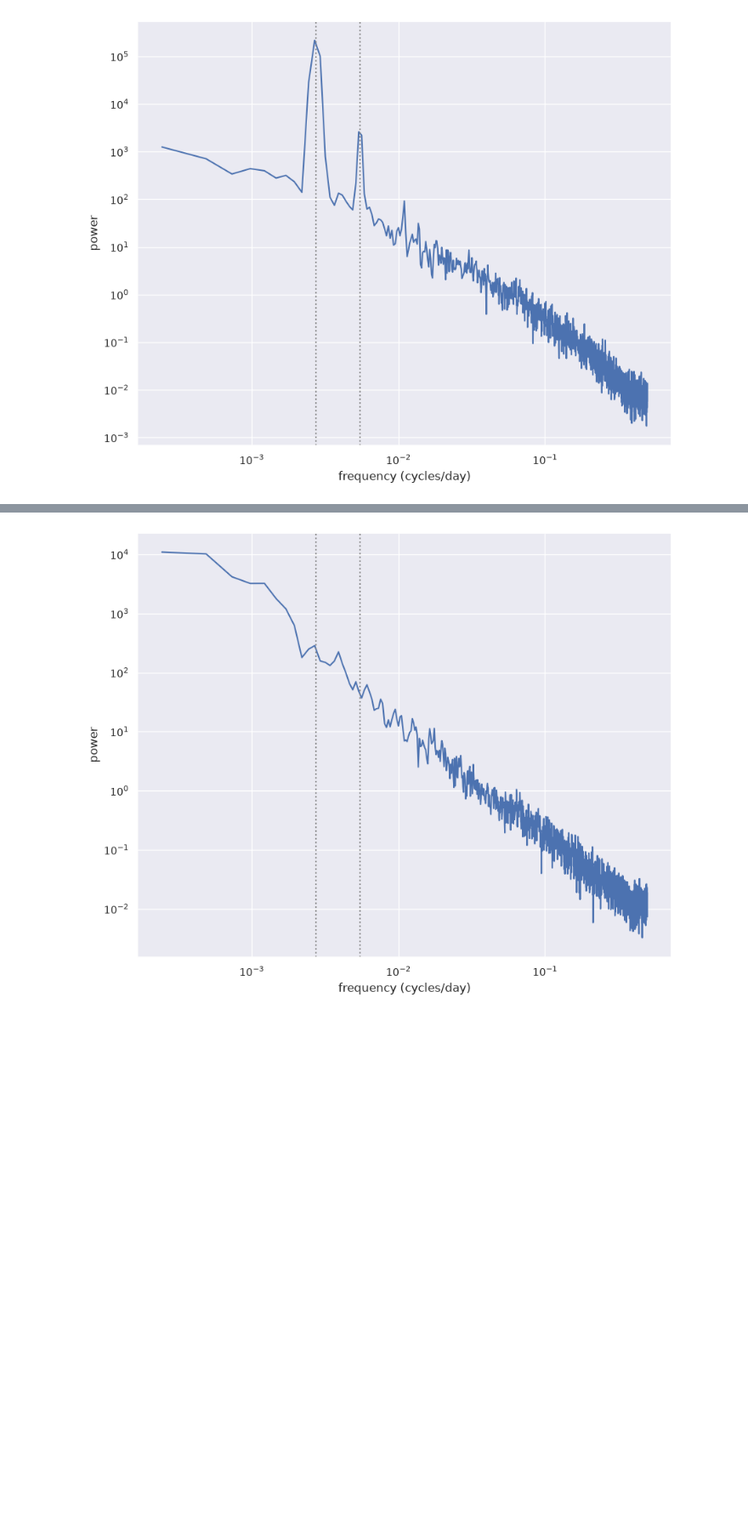
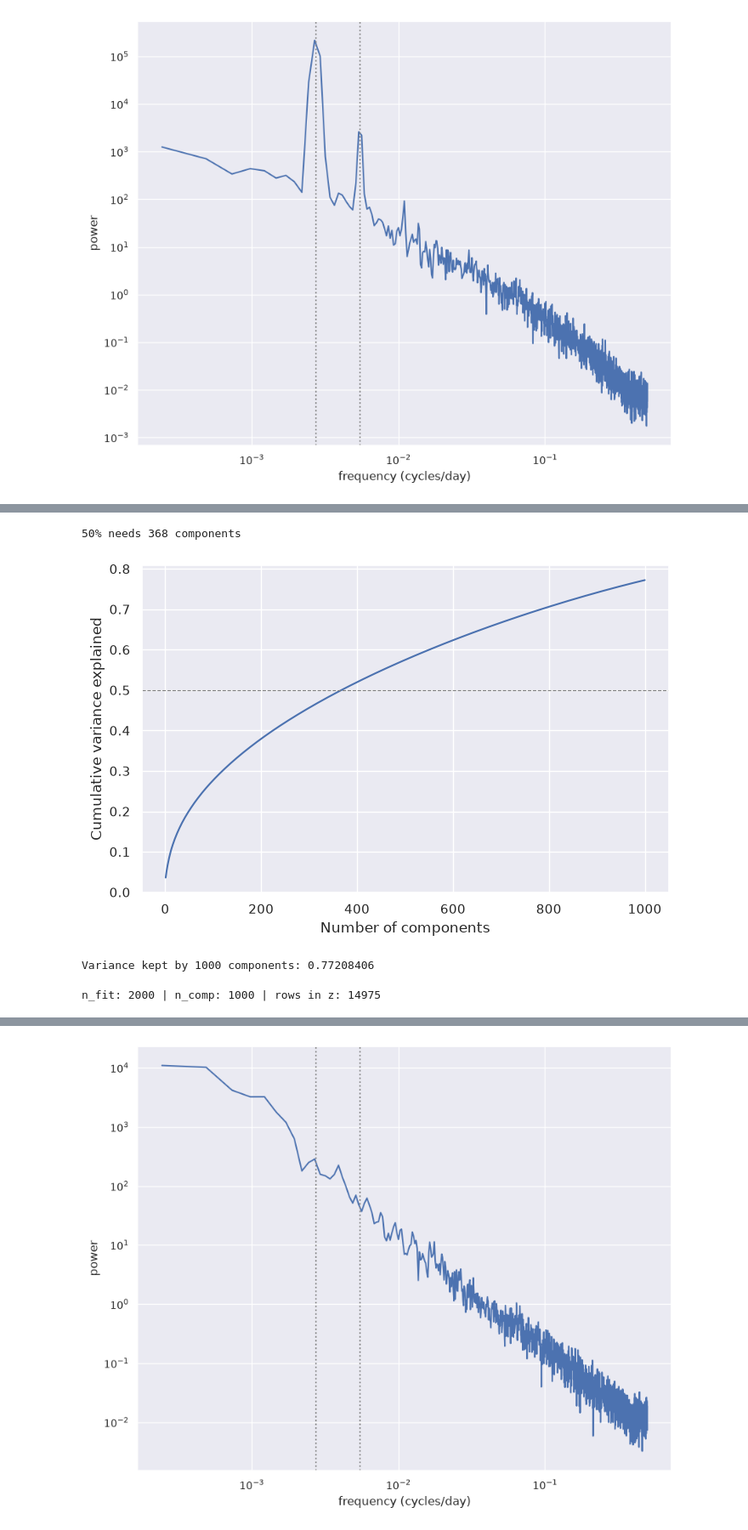
Before and after one commit to itsadhin/Weather-Latent-Space-Clustering, a Jupyter notebook: Weather_cluster.ipynb, the cells around one changed output, grey strips where cells are left out. Shown at 85% size. Cells and saved outputs as stored; diff of their text form; code cells hidden in the pictures; blank space fills up the shorter version.

```diff
--- a/Weather_cluster.ipynb
+++ b/Weather_cluster.ipynb
@@ -247,0 +256,40 @@ scores_pca_new  = torch.load("scores_pca_new.pt", weights_only=False)
+# %%
+n_comp = 1000
+n_fit  = min(len(z), 2000)     # lower this (e.g. 5000) if memory is still tight
+B      = 1000                   # chunk size for transform
+
+# 1. Fit on a random subsample (the heavy step)
+rng = np.random.default_rng(0)
+idx = np.sort(rng.choice(len(z), n_fit, replace=False))
+X_fit = np.asarray(z[idx], dtype=np.float32)
+
+pca = PCA(n_components=n_comp, svd_solver="randomized", random_state=42)
+pca.fit(X_fit)
+del X_fit                       # free memory before transforming
+
+# 2. Transform everything in chunks into a preallocated array
+n = len(z)
+scores_pca_new = np.empty((n, n_comp), dtype=np.float32)
+for i in range(0, n, B):
+    scores_pca_new[i:i+B] = pca.transform(np.asarray(z[i:i+B], dtype=np.float32))
+
+# 3. Cumulative variance plot
+cum = np.cumsum(pca.explained_variance_ratio_)
+plt.figure(figsize=(8, 5))
+plt.plot(np.arange(1, n_comp + 1), cum)
+for thr in (0.5, 0.8, 0.9, 0.95 ,0.99):
+    if cum[-1] >= thr:
+        plt.axhline(thr, ls="--", c="gray", lw=0.8)
+        print(f"{thr:.0%} needs {int(np.searchsorted(cum, thr)) + 1} components")
+plt.xlabel("Number of components")
+plt.ylabel("Cumulative variance explained")
+plt.show()
+print("Variance kept by", n_comp, "components:", cum[-1])
+# %% [output]
+50% needs 368 components
+[figure, added]
+Variance kept by 1000 components: 0.77208406
+# %%
+print("n_fit:", n_fit, "| n_comp:", n_comp, "| rows in z:", len(z))
+# %% [output]
+n_fit: 2000 | n_comp: 1000 | rows in z: 14975
```
Also changed, not shown: parts of 8 cells of this notebook.
